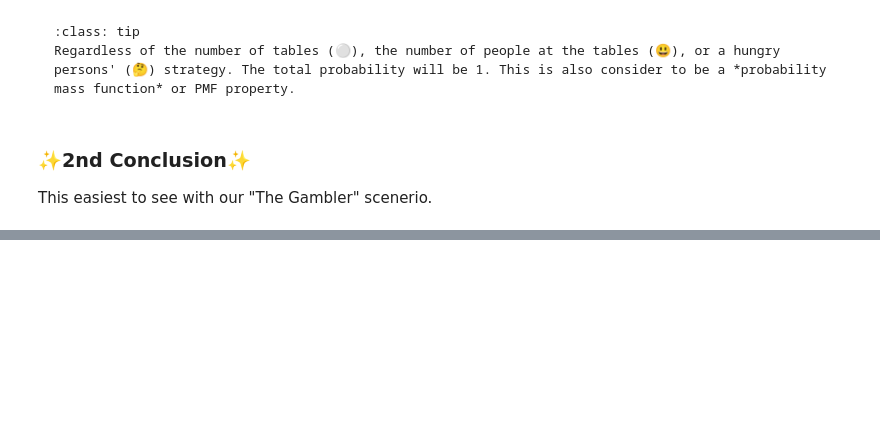
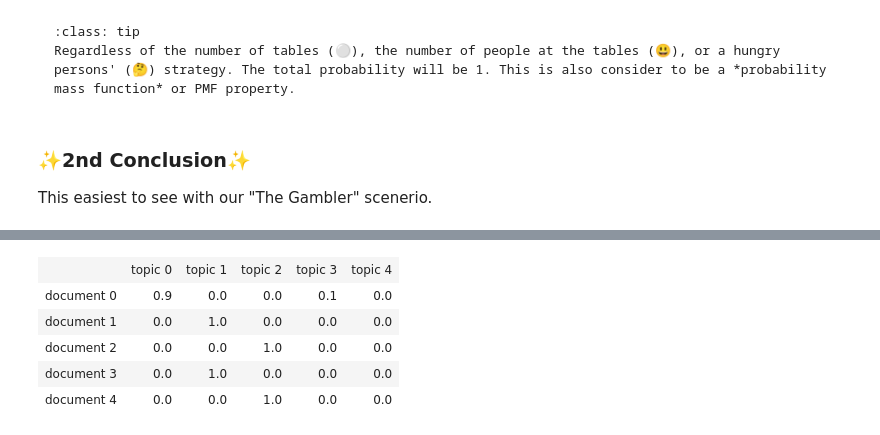
Before and after one commit to dudaspm/LDA_Bias_Data, a Jupyter notebook: Dirichlet Distribution.ipynb, the cells around one changed output, grey strips where cells are left out. Cells and saved outputs as stored; diff of their text form; code cells hidden in the pictures; blank space fills up the shorter version.

Commit message:
uploaded dirichlet,json

```diff
--- a/Dirichlet Distribution.ipynb
+++ b/Dirichlet Distribution.ipynb
@@ -2118,0 +2447,34 @@ This easiest to see with our "The Gambler" scenerio.
+# %%
+from IPython.display import HTML, display
+
+alpha = np.array([0.01, 0.01, 0.01, 0.01, 0.01])
+data_from_dirichlet = np.around(dirichlet.rvs(alpha, size=5), decimals=1).tolist()
+data_for_output = []
+
+temp = []
+temp.append("")
+
+for i in range(5):
+    temp.append("<em>topic %s</em>" % (i))
+
+data_for_output.append(temp)
+for i in range(len(data_from_dirichlet)):
+    temp = []
+    temp.append("<em>document %s</em>" % (i))
+    for j in data_from_dirichlet[i]:
+        temp.append(j)
+    data_for_output.append(temp)
+
+display(HTML(
+   '<table><tr>{}</tr></table>'.format(
+       '</tr><tr>'.join(
+           '<td>{}</td>'.format('</td><td>'.join(str(_) for _ in row)) for row in data_for_output)
+       )
+))
+# %% [output]
+|  | topic 0 | topic 1 | topic 2 | topic 3 | topic 4 |
+| document 0 | 0.9 | 0.0 | 0.0 | 0.1 | 0.0 |
+| document 1 | 0.0 | 1.0 | 0.0 | 0.0 | 0.0 |
+| document 2 | 0.0 | 0.0 | 1.0 | 0.0 | 0.0 |
+| document 3 | 0.0 | 1.0 | 0.0 | 0.0 | 0.0 |
+| document 4 | 0.0 | 0.0 | 1.0 | 0.0 | 0.0 |
```
Also changed, not shown: parts of 21 cells of this notebook, 32 other files.
